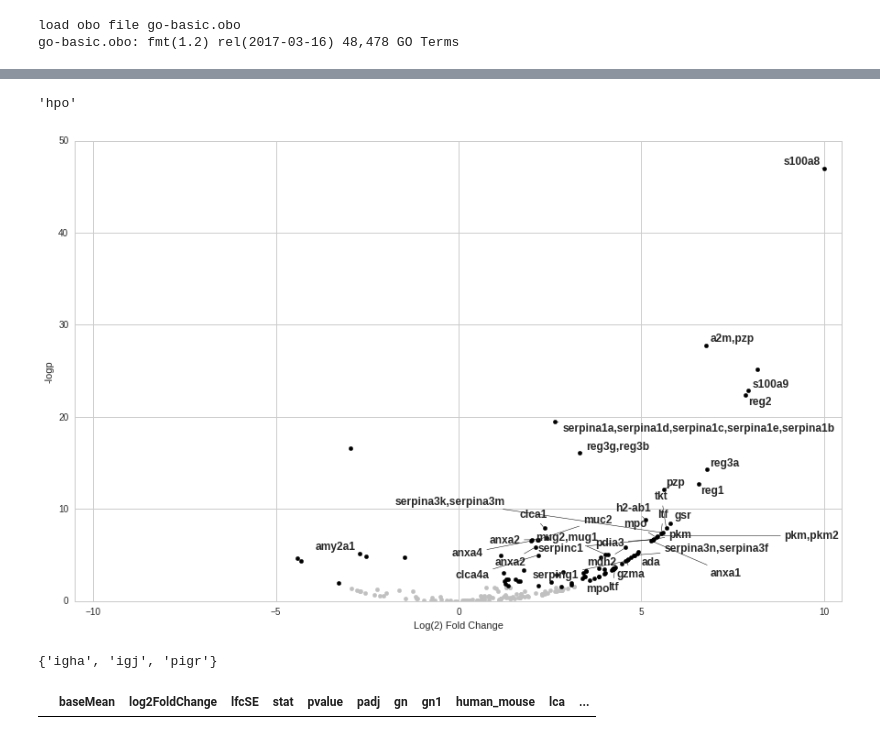
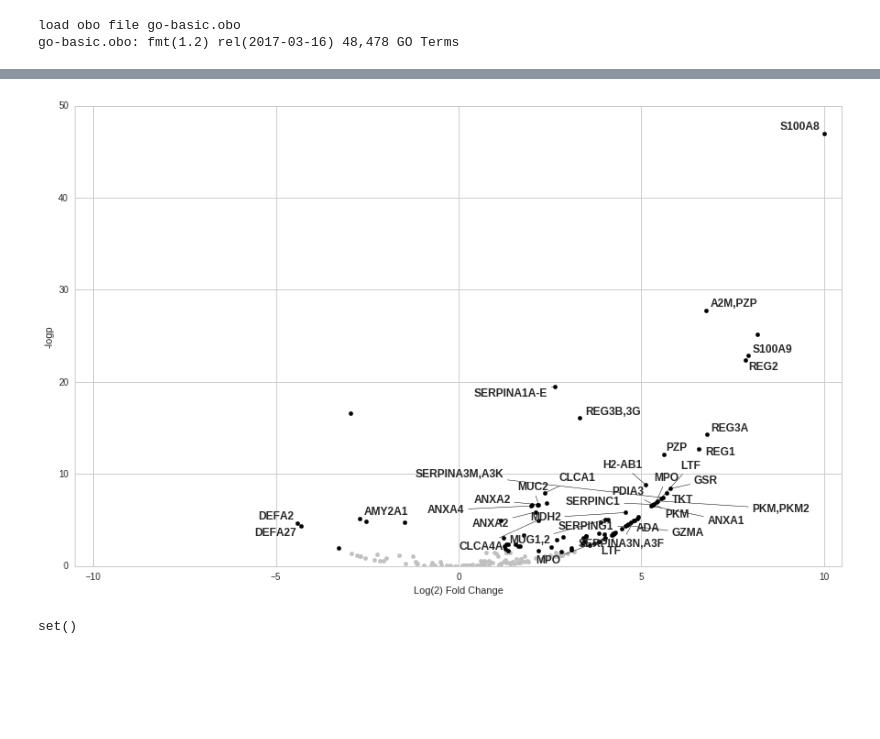
Before and after one commit to fagan2888/CM7_CM1E2d56col_unenr123_rawextract_2017, a Jupyter notebook: scripts/mouse volcano.ipynb, the cells around one changed output, grey strips where cells are left out. Drawn from its saved outputs; the diff is of its cells as text; code cells hidden in the pictures; blank space fills up the shorter version.

```diff
--- a/scripts/mouse volcano.ipynb
+++ b/scripts/mouse volcano.ipynb
@@ -34,0 +56,16 @@ keep_names = set([x.lower() for x in keep_names])
+# %%
+rename = {'Serpina3k,Serpina3m': 'Serpina3m,a3k',
+         'Mug2,Mug1': 'Mug1,2',
+         'Serpina3n,Serpina3f': 'Serpina3n,a3f',
+         'Reg3g,Reg3b': 'Reg3b,3g',
+         'Serpina1a,serpina1d,serpina1c,serpina1e,serpina1b': 'Serpina1a-e',
+         'Gm15299': 'Defa27',
+         'defa2,gm15299,defa8,defa7,defa13,defa16,defa3': 'Defa2',
+         'Igj,Jchain': 'IgJ',
+         'Ighg2c,Igh-3,Ighg2b': 'Igh-3',
+         'Itln1,Itln1b': 'Itln1',
+         'Chil4,Chil3': 'Chil3,4',
+         '9530053a07rik,fcgbp': 'FCGBP'}
+rename = {k.upper():v.upper() for k,v in rename.items()}
+rename = {','.join(sorted(k.split(","))):v for k,v in rename.items()}
+rename
@@ -35,5 +85,5 @@ keep_names = set([x.lower() for x in keep_names])
 # %%
-def plot(df_sig, df_insig):
+def plot(df_sig, df_insig, plot_name):
     fig = plt.figure(figsize=(15, 9))
     fig.set_tight_layout(False)
     ax = fig.add_subplot(111)
@@ -53,11 +103,16 @@ def plot(df_sig, df_insig):
     Y = df_sig['-logp'].values
     plotted_names = set()
     for name, x, y in zip(df_sig['gn'], X, Y):
-        if isinstance(name, str) and name.lower() in keep_names:
-            texts.append(plt.text(x, y, name, size = 12, weight='extra bold'))
-            plotted_names.add(name.lower())
-        elif abs(x) >= 1.5 and y >= 5 and name != '' and isinstance(name, str) and len(name)<10:
-            texts.append(plt.text(x, y, name, size = 12, weight='extra bold'))
+        if not isinstance(name, str):
+            continue
+        name = ','.join(sorted(name.split(",")))
+        if name.upper() in keep_names[plot_name]:
+            name = rename[name.upper()] if name.upper() in rename else name
+            texts.append(plt.text(x, y, name.upper(), size = 12, weight='extra bold'))
+            plotted_names.add(name.upper())
+        elif abs(x) >= 1.5 and y >= 5 and name != '' and len(name)<10:
+            texts.append(plt.text(x, y, name.upper(), size = 12, weight='extra bold'))
+            plotted_names.add(name.upper())
 
     ax.xaxis.set_label_text("Log(2) Fold Change")
     ax.yaxis.set_label_text("-logp")
@@ -66,27 +121,20 @@ def plot(df_sig, df_insig):
     #ax.legend(loc=2, fontsize='x-large')
     adjust_text(texts, arrowprops=dict(arrowstyle="-", color='k', lw=0.5))
     return plotted_names
-# %%
-s = "hpo,hPo"
-fix_dupe_names = lambda s: ",".join(set(map(str.lower,s.split(",")))) if isinstance(s, str) else None
-fix_dupe_names(s)
-# %% [output]
-'hpo'
 # %%
+pt = 'rt_control'
 df = pd.read_csv(os.path.join(BASE,"RT_control_results_named_annot.csv"), index_col=0)
 df = df[df.human_mouse]
 df.gn = df.gn.apply(fix_dupe_names)
 df['-logp'] = -1*np.log(df.padj)
 df_sig = df[(df.padj<=0.2) & (abs(df.log2FoldChange) >= 1)]
 df_insig = df[~((df.padj<=0.2) & (abs(df.log2FoldChange) >= 1))]
-plotted_names = plot(df_sig, df_insig)
+plotted_names = plot(df_sig, df_insig, pt)
 # %% [output]
-[figure, old version]
+[figure, new version]
-# %%
-keep_names - plotted_names
-# %% [output]
-{'igha', 'igj', 'pigr'}
-# %%
-df_sig[df_sig.gn.str.count("pigr")>=1]
-# %% [output]
-|  | baseMean | log2FoldChange | lfcSE | stat | pvalue | padj | gn | gn1 | human_mouse | lca | ... |
+# %%
+wanted_names = keep_names[pt]
+wanted_names = [rename[name] if name in rename else name for name in wanted_names]
+set(wanted_names) - set(plotted_names)
+# %% [output]
+set()
```
Also changed, not shown: parts of 13 cells of this notebook.
